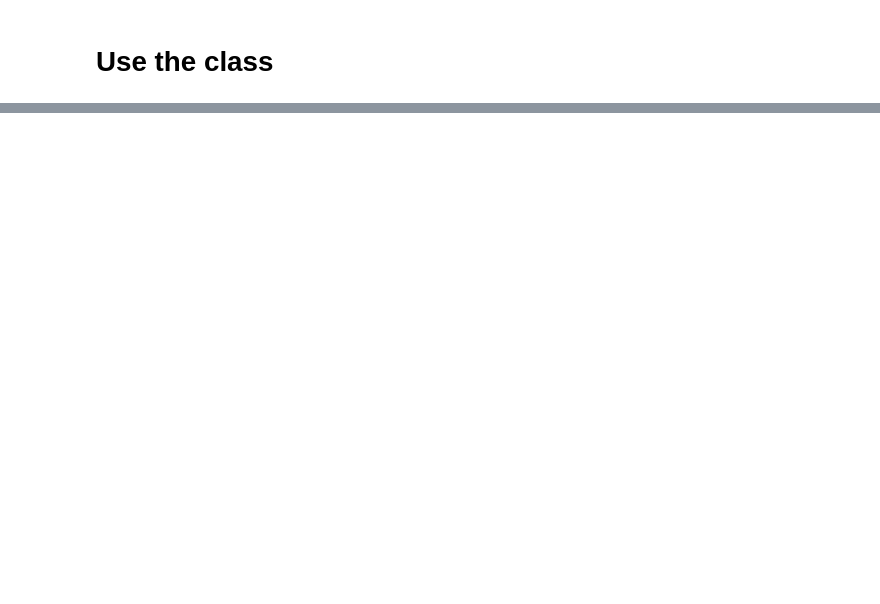
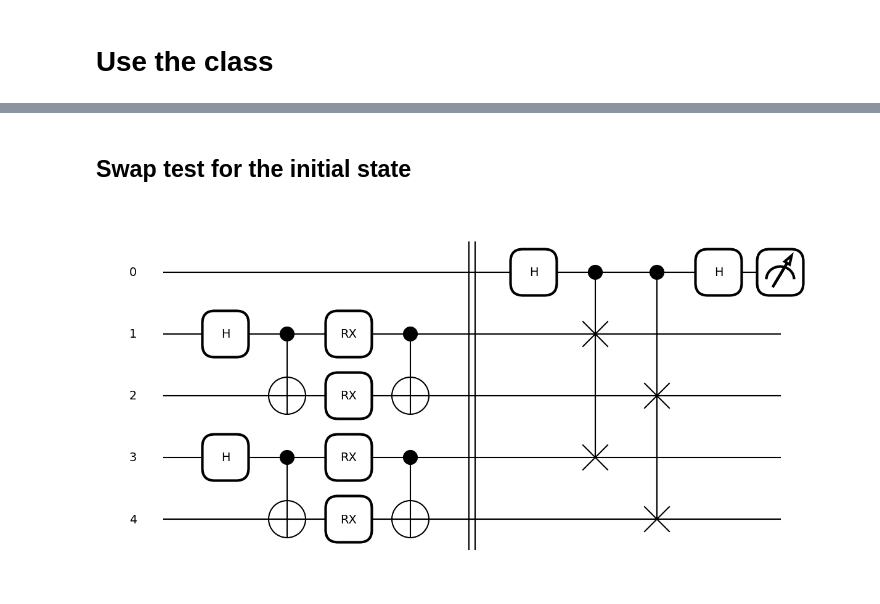
Before and after one commit to filorazi/Dim_red_SWAP, a Jupyter notebook: test.ipynb, the cells around one changed output, grey strips where cells are left out. Saved outputs shown, nothing was run; the diff lists cells and outputs as text; code cells hidden in the pictures; blank space fills up the shorter version.

```diff
--- a/test.ipynb
+++ b/test.ipynb
@@ -49,0 +62,16 @@ plt.show()
+# %% [markdown]
+## Swap test for the initial state
+# %%
+@qml.qnode(qml.device('default.qubit', wires=5, shots=10000))
+def pio2(param):
+    isotropic_state(param[0],[1,2])
+    isotropic_state(param[1],[3,4])
+
+    qml.Barrier()
+    original_swap([(1,3),(2,4)])
+    return qml.probs([0])
+
+fig, ax = qml.draw_mpl(pio2)([1,2])
+plt.show()
+# %% [output]
+[figure, added]
```
Also changed, not shown: parts of 5 cells of this notebook, 2 other files.
